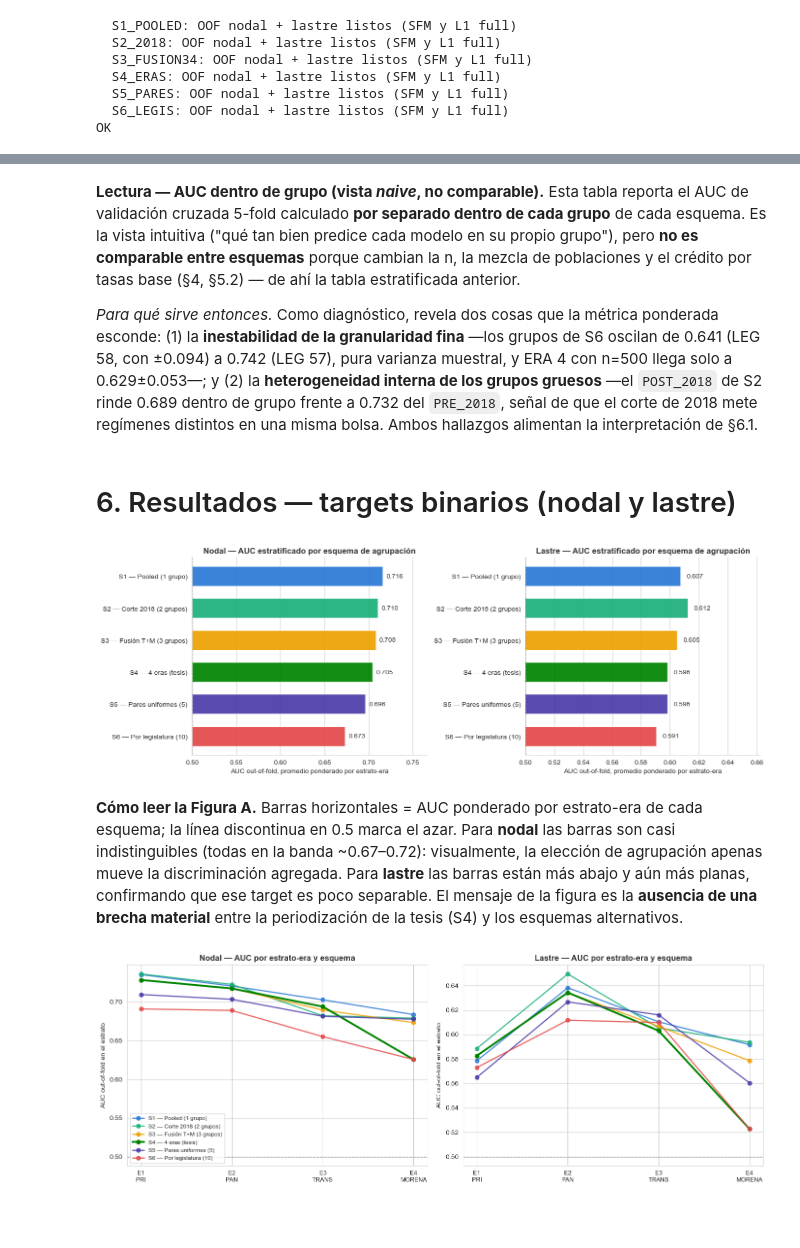
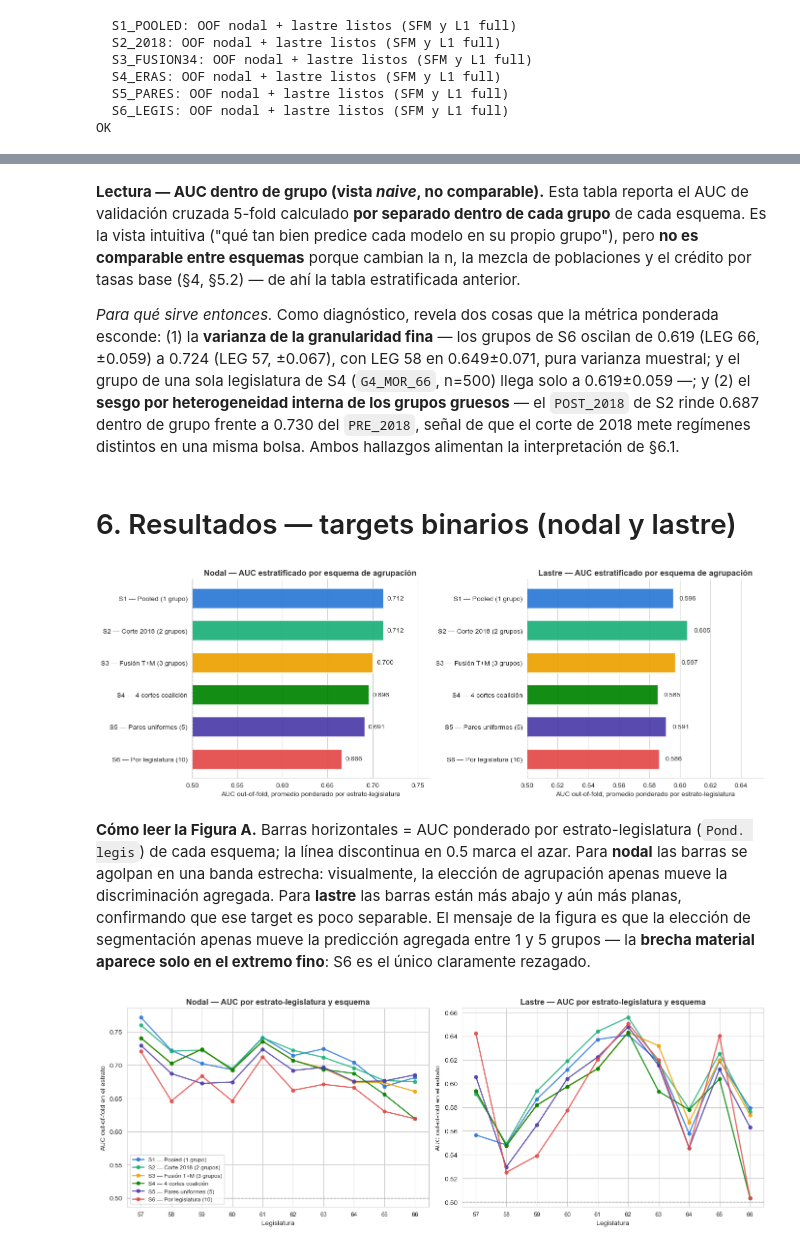
Before and after one commit to AngelsalamancaCar/diputrax, a Jupyter notebook: notebooks/diputraxv12.ipynb, the cells around one changed output, grey strips where cells are left out. Saved outputs shown, nothing was run; the diff lists cells and outputs as text; code cells hidden in the pictures; blank space fills up the shorter version.

```diff
--- a/notebooks/diputraxv12.ipynb
+++ b/notebooks/diputraxv12.ipynb
@@ -311,7 +297,12 @@ SCHEMES = {
         **{l: "G2_PAN_60_62" for l in (60, 61, 62)},
         **{l: "G3_TRANSMOR_63_66" for l in (63, 64, 65, 66)},
     },
-    "S4_ERAS": dict(ERA_MAP),
+    "S4_ERAS": {
+        **{l: "G1_PRI_57_59" for l in (57, 58, 59)},
+        **{l: "G2_PAN_60_62" for l in (60, 61, 62)},
+        **{l: "G3_TRANS_63_65" for l in (63, 64, 65)},
+        66: "G4_MOR_66",
+    },
     "S5_PARES": {l: f"PAR_{57 + 2*((l-57)//2)}_{58 + 2*((l-57)//2)}" for l in LEGIS},
     "S6_LEGIS": {l: f"LEG_{l}" for l in LEGIS},
 }
@@ -320,7 +311,7 @@ SCHEME_SHORT = {
     "S1_POOLED": "S1 — Pooled (1 grupo)",
     "S2_2018":   "S2 — Corte 2018 (2 grupos)",
     "S3_FUSION34": "S3 — Fusión T+M (3 grupos)",
-    "S4_ERAS":   "S4 — 4 eras (tesis)",
+    "S4_ERAS":   "S4 — 4 cortes coalición",
     "S5_PARES":  "S5 — Pares uniformes (5)",
     "S6_LEGIS":  "S6 — Por legislatura (10)",
 }
@@ -564,14 +589,14 @@ por el efecto de tasas base — ver §4):
 # %% [markdown]
 **Lectura — AUC dentro de grupo (vista *naive*, no comparable).** Esta tabla reporta el AUC de validación cruzada 5-fold calculado **por separado dentro de cada grupo** de cada esquema. Es la vista intuitiva ("qué tan bien predice cada modelo en su propio grupo"), pero **no es comparable entre esquemas** porque cambian la n, la mezcla de poblaciones y el crédito por tasas base (§4, §5.2) — de ahí la tabla estratificada anterior.
 
-*Para qué sirve entonces.* Como diagnóstico, revela dos cosas que la métrica ponderada esconde: (1) la **inestabilidad de la granularidad fina** —los grupos de S6 oscilan de 0.641 (LEG 58, con ±0.094) a 0.742 (LEG 57), pura varianza muestral, y ERA 4 con n=500 llega solo a 0.629±0.053—; y (2) la **heterogeneidad interna de los grupos gruesos** —el `POST_2018` de S2 rinde 0.689 dentro de grupo frente a 0.732 del `PRE_2018`, señal de que el corte de 2018 mete regímenes distintos en una misma bolsa. Ambos hallazgos alimentan la interpretación de §6.1.
+*Para qué sirve entonces.* Como diagnóstico, revela dos cosas que la métrica ponderada esconde: (1) la **varianza de la granularidad fina** — los grupos de S6 oscilan de 0.619 (LEG 66, ±0.059) a 0.724 (LEG 57, ±0.067), con LEG 58 en 0.649±0.071, pura varianza muestral; y el grupo de una sola legislatura de S4 (`G4_MOR_66`, n=500) llega solo a 0.619±0.059 —; y (2) el **sesgo por heterogeneidad interna de los grupos gruesos** — el `POST_2018` de S2 rinde 0.687 dentro de grupo frente a 0.730 del `PRE_2018`, señal de que el corte de 2018 mete regímenes distintos en una misma bolsa. Ambos hallazgos alimentan la interpretación de §6.1.
 # %% [markdown]
 # 6. Resultados — targets binarios (nodal y lastre)
 # %%
-# --- Figura A: AUC ponderado por eras, por esquema (nodal | lastre) ---
+# --- Figura A: AUC ponderado por legislaturas, por esquema (nodal | lastre) ---
 fig, axes = plt.subplots(1, 2, figsize=(14, 5))
 for ax, res, ttl in [(axes[0], res_nodal, "Nodal"), (axes[1], res_lastre, "Lastre")]:
-    vals = res["Pond. eras"].values
+    vals = res["Pond. legis"].values
     ypos = np.arange(len(SCHEME_ORDER))[::-1]
     bars = ax.barh(ypos, vals, height=0.62, color=SCHEME_COLORS, alpha=0.92)
     for yp, v in zip(ypos, vals):
@@ -580,7 +605,7 @@ for ax, res, ttl in [(axes[0], res_nodal, "Nodal"), (axes[1], res_lastre, "Lastr
     ax.set_yticklabels([SCHEME_SHORT[s] for s in SCHEME_ORDER], fontsize=10)
     ax.set_xlim(0.5, max(vals) + 0.05)
     ax.axvline(0.5, color="#999999", lw=1, ls="--")
-    ax.set_xlabel("AUC out-of-fold, promedio ponderado por estrato-era")
+    ax.set_xlabel("AUC out-of-fold, promedio ponderado por estrato-legislatura")
     ax.set_title(f"{ttl} — AUC estratificado por esquema de agrupación",
                  fontsize=12, fontweight="bold", color=TXT)
     ax.grid(axis="y", visible=False)
@@ -588,30 +613,29 @@ for ax, res, ttl in [(axes[0], res_nodal, "Nodal"), (axes[1], res_lastre, "Lastr
 plt.tight_layout()
 plt.show()
 # %% [output]
-[figure, old version]
+[figure, new version]
 # %% [markdown]
-**Cómo leer la Figura A.** Barras horizontales = AUC ponderado por estrato-era de cada esquema; la línea discontinua en 0.5 marca el azar. Para **nodal** las barras son casi indistinguibles (todas en la banda ~0.67–0.72): visualmente, la elección de agrupación apenas mueve la discriminación agregada. Para **lastre** las barras están más abajo y aún más planas, confirmando que ese target es poco separable. El mensaje de la figura es la **ausencia de una brecha material** entre la periodización de la tesis (S4) y los esquemas alternativos.
+**Cómo leer la Figura A.** Barras horizontales = AUC ponderado por estrato-legislatura (`Pond. legis`) de cada esquema; la línea discontinua en 0.5 marca el azar. Para **nodal** las barras se agolpan en una banda estrecha: visualmente, la elección de agrupación apenas mueve la discriminación agregada. Para **lastre** las barras están más abajo y aún más planas, confirmando que ese target es poco separable. El mensaje de la figura es que la elección de segmentación apenas mueve la predicción agregada entre 1 y 5 grupos — la **brecha material aparece solo en el extremo fino**: S6 es el único claramente rezagado.
 # %%
-# --- Figura B: AUC por estrato-era, una línea por esquema ---
+# --- Figura B: AUC por estrato-legislatura, una línea por esquema ---
 fig, axes = plt.subplots(1, 2, figsize=(14, 5))
-xt = np.arange(len(ERA_ORDER))
-for ax, res, ttl in [(axes[0], res_nodal, "Nodal"), (axes[1], res_lastre, "Lastre")]:
+xt = np.arange(len(LEGIS))
+for ax, res_leg, ttl in [(axes[0], res_nodal_leg, "Nodal"),
+                         (axes[1], res_lastre_leg, "Lastre")]:
     for i, sch in enumerate(SCHEME_ORDER):
-        y = [res.loc[SCHEME_SHORT[sch], ERA_LABELS[e].split(" — ")[0]]
-             for e in ERA_ORDER]
-        lw, alpha = (2.8, 1.0) if sch == "S4_ERAS" else (1.8, 0.85)
-        ax.plot(xt, y, marker="o", ms=6, lw=lw, alpha=alpha,
+        y = [res_leg.loc[SCHEME_SHORT[sch], f"LEG {l}"] for l in LEGIS]
+        ax.plot(xt, y, marker="o", ms=5, lw=1.8, alpha=0.85,
                 color=SCHEME_COLORS[i], label=SCHEME_SHORT[sch])
     ax.set_xticks(xt)
-    ax.set_xticklabels([e.replace("ERA_", "E").replace("_", "\n") for e in ERA_ORDER],
-                       fontsize=9)
+    ax.set_xticklabels([str(l) for l in LEGIS], fontsize=9)
     ax.axhline(0.5, color="#999999", lw=1, ls="--")
+    ax.set_xlabel("Legislatura")
     ax.set_ylabel("AUC out-of-fold en el estrato")
-    ax.set_title(f"{ttl} — AUC por estrato-era y esquema",
+    ax.set_title(f"{ttl} — AUC por estrato-legislatura y esquema",
                  fontsize=12, fontweight="bold", color=TXT)
 axes[0].legend(fontsize=8.5, loc="lower left", frameon=True)
 plt.tight_layout()
 plt.show()
 # %% [output]
-[figure, old version]
+[figure, new version]
 # %% [markdown]
```
Also changed, not shown: parts of 35 cells of this notebook, 21 other files.
